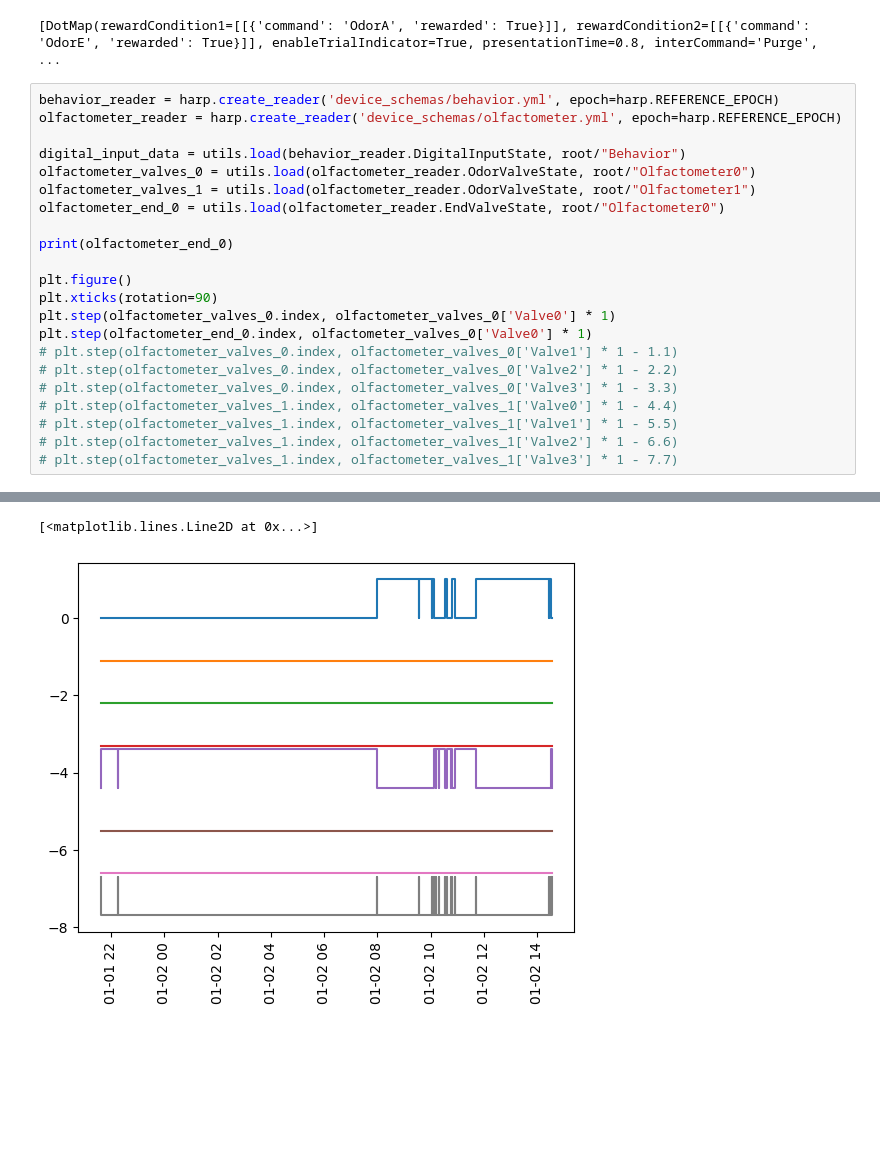
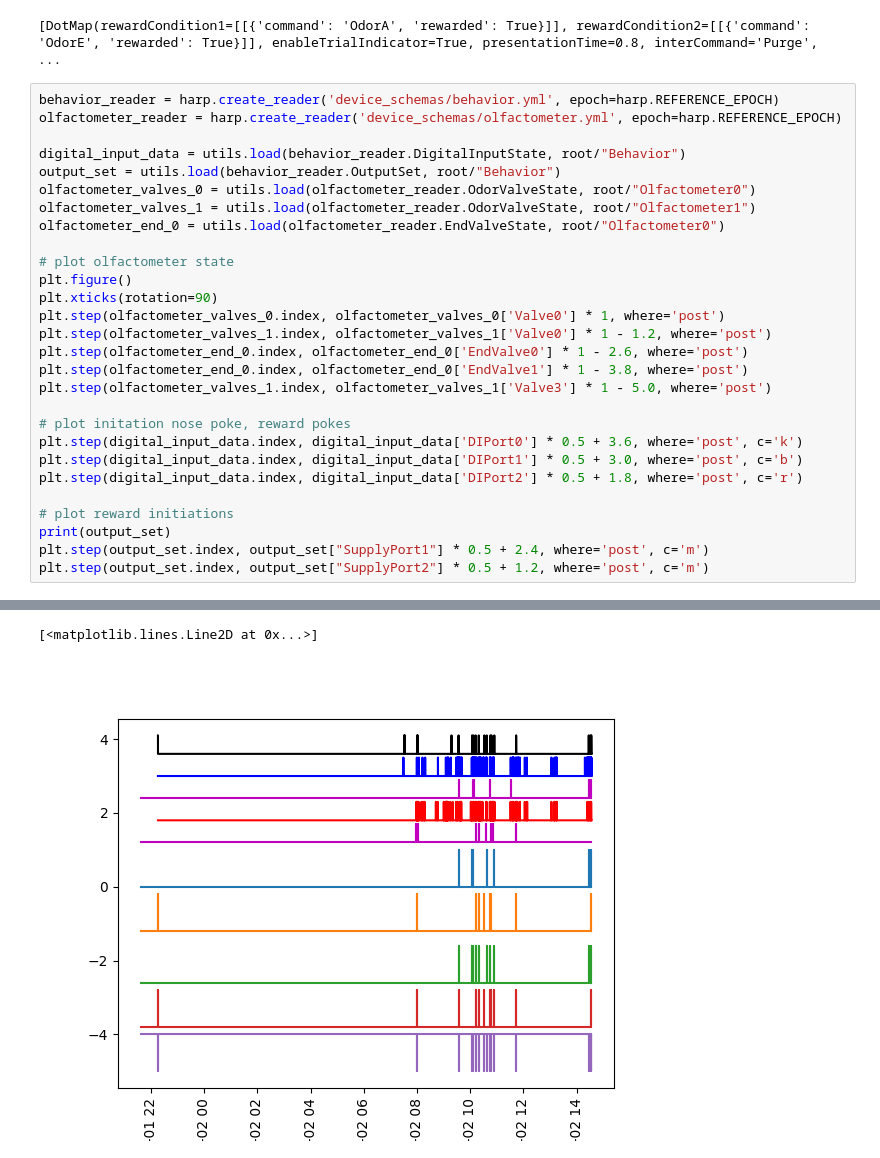
Before and after one commit to SainsburyWellcomeCentre/hypnose, a Jupyter notebook: analysis/sandbox.ipynb, the cells around one changed output, grey strips where cells are left out. Drawn from its saved outputs; the diff is of its cells as text; blank space fills up the shorter version.

Commit message:
Initial experiment overview plot

```diff
--- a/analysis/sandbox.ipynb
+++ b/analysis/sandbox.ipynb
@@ -18,21 +20,27 @@ behavior_reader = harp.create_reader('device_schemas/behavior.yml', epoch=harp.R
 olfactometer_reader = harp.create_reader('device_schemas/olfactometer.yml', epoch=harp.REFERENCE_EPOCH)
 
 digital_input_data = utils.load(behavior_reader.DigitalInputState, root/"Behavior")
+output_set = utils.load(behavior_reader.OutputSet, root/"Behavior")
 olfactometer_valves_0 = utils.load(olfactometer_reader.OdorValveState, root/"Olfactometer0")
 olfactometer_valves_1 = utils.load(olfactometer_reader.OdorValveState, root/"Olfactometer1")
 olfactometer_end_0 = utils.load(olfactometer_reader.EndValveState, root/"Olfactometer0")
 
-print(olfactometer_end_0)
-
+# plot olfactometer state
 plt.figure()
 plt.xticks(rotation=90)
-plt.step(olfactometer_valves_0.index, olfactometer_valves_0['Valve0'] * 1)
-plt.step(olfactometer_end_0.index, olfactometer_valves_0['Valve0'] * 1)
-# plt.step(olfactometer_valves_0.index, olfactometer_valves_0['Valve1'] * 1 - 1.1)
-# plt.step(olfactometer_valves_0.index, olfactometer_valves_0['Valve2'] * 1 - 2.2)
-# plt.step(olfactometer_valves_0.index, olfactometer_valves_0['Valve3'] * 1 - 3.3)
-# plt.step(olfactometer_valves_1.index, olfactometer_valves_1['Valve0'] * 1 - 4.4)
-# plt.step(olfactometer_valves_1.index, olfactometer_valves_1['Valve1'] * 1 - 5.5)
-# plt.step(olfactometer_valves_1.index, olfactometer_valves_1['Valve2'] * 1 - 6.6)
-# plt.step(olfactometer_valves_1.index, olfactometer_valves_1['Valve3'] * 1 - 7.7)
+plt.step(olfactometer_valves_0.index, olfactometer_valves_0['Valve0'] * 1, where='post')
+plt.step(olfactometer_valves_1.index, olfactometer_valves_1['Valve0'] * 1 - 1.2, where='post')
+plt.step(olfactometer_end_0.index, olfactometer_end_0['EndValve0'] * 1 - 2.6, where='post')
+plt.step(olfactometer_end_0.index, olfactometer_end_0['EndValve1'] * 1 - 3.8, where='post')
+plt.step(olfactometer_valves_1.index, olfactometer_valves_1['Valve3'] * 1 - 5.0, where='post')
+
+# plot initation nose poke, reward pokes
+plt.step(digital_input_data.index, digital_input_data['DIPort0'] * 0.5 + 3.6, where='post', c='k')
+plt.step(digital_input_data.index, digital_input_data['DIPort1'] * 0.5 + 3.0, where='post', c='b')
+plt.step(digital_input_data.index, digital_input_data['DIPort2'] * 0.5 + 1.8, where='post', c='r')
+
+# plot reward initiations
+print(output_set)
+plt.step(output_set.index, output_set["SupplyPort1"] * 0.5 + 2.4, where='post', c='m')
+plt.step(output_set.index, output_set["SupplyPort2"] * 0.5 + 1.2, where='post', c='m')
 # %% [output]
@@ -56,2 +64,2 @@ Time
 [<matplotlib.lines.Line2D at 0x...>]
-[figure, old version]
+[figure, new version]
```
Also changed, not shown: parts of 3 cells of this notebook, 3 other files.
